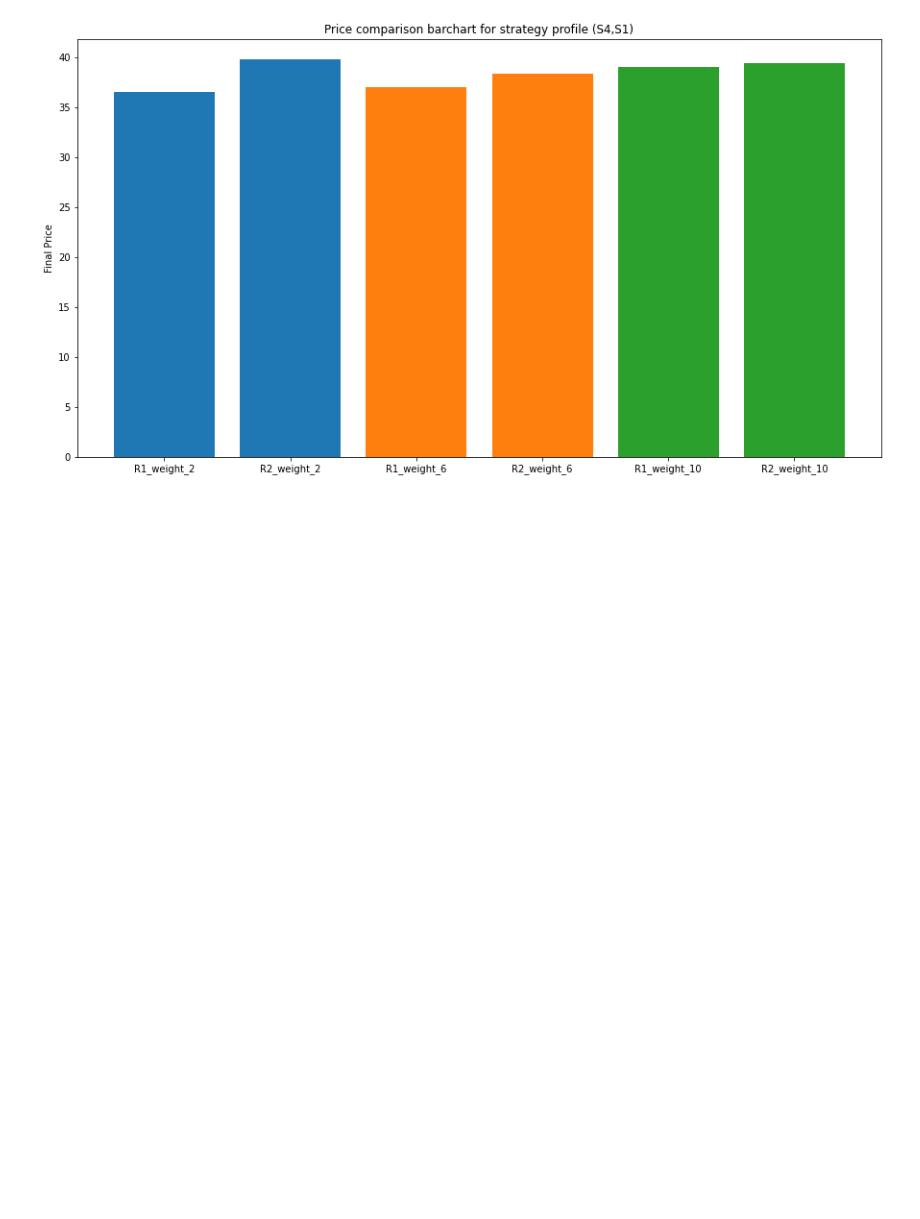
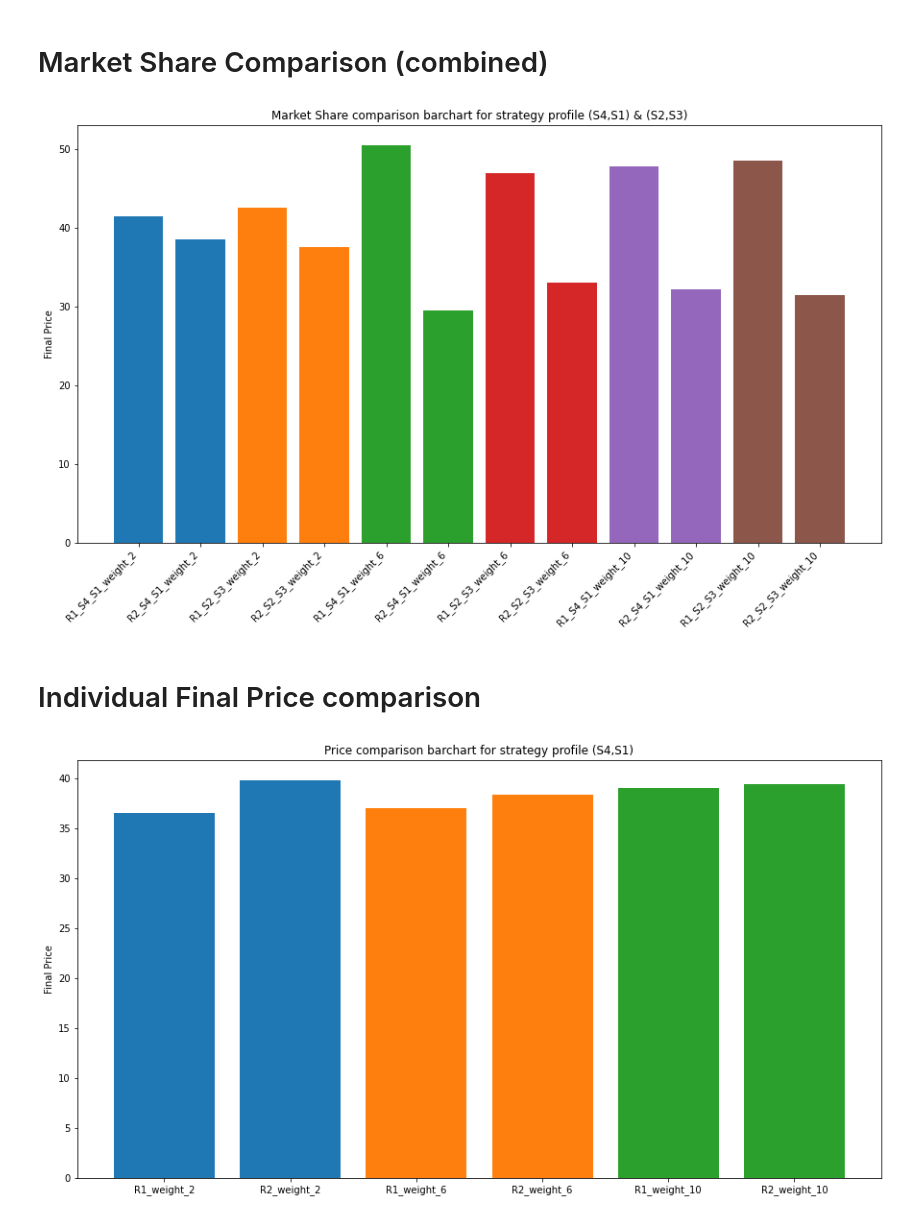
Before and after one commit to AustinCheang/ABM_Netlogo, a Jupyter notebook: Final_price_plots.ipynb, the cells around one changed output. Cells and saved outputs as stored; diff of their text form; code cells hidden in the pictures; blank space fills up the shorter version.

```diff
--- a/Final_price_plots.ipynb
+++ b/Final_price_plots.ipynb
@@ -43,3 +156,11 @@ def plot_price_comparison_graph(strategy_profile, title):
+# %% [markdown]
+# Market Share Comparison (combined)
+# %%
+plot_combined_market_share_graph(['S4_S1', 'S2_S3'], 'Market Share comparison barchart for strategy profile (S4,S1) & (S2,S3)')
+# %% [output]
+[figure, added]
+# %% [markdown]
+# Individual Final Price comparison
 # %%
 plot_price_comparison_graph('S4_S1_price_', 'Price comparison barchart for strategy profile (S4,S1)')
 # %% [output]
```
Also changed, not shown: parts of 13 cells of this notebook.
